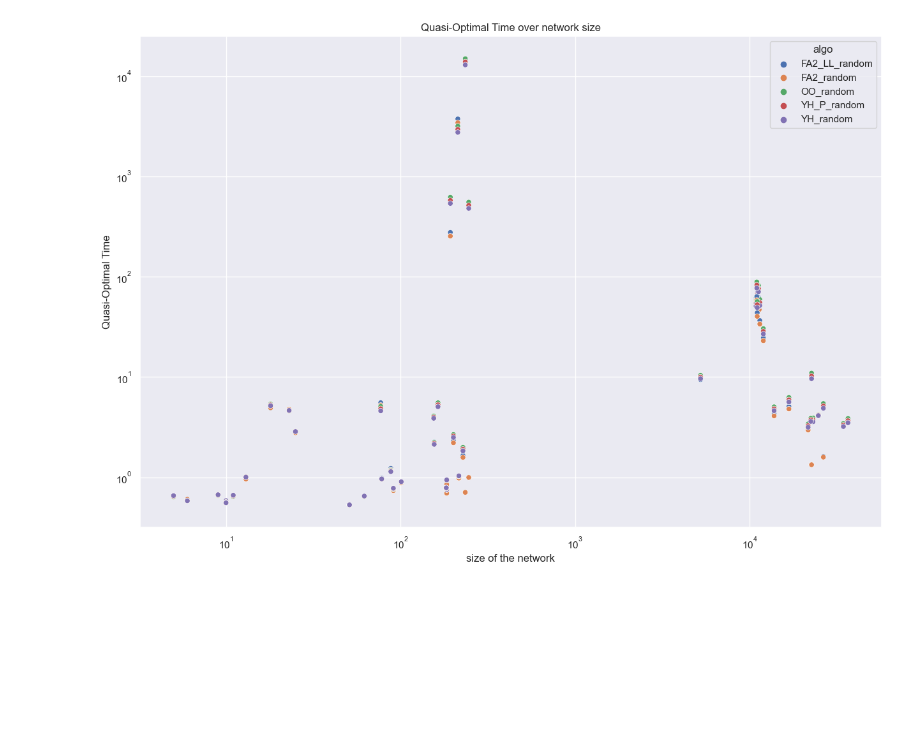
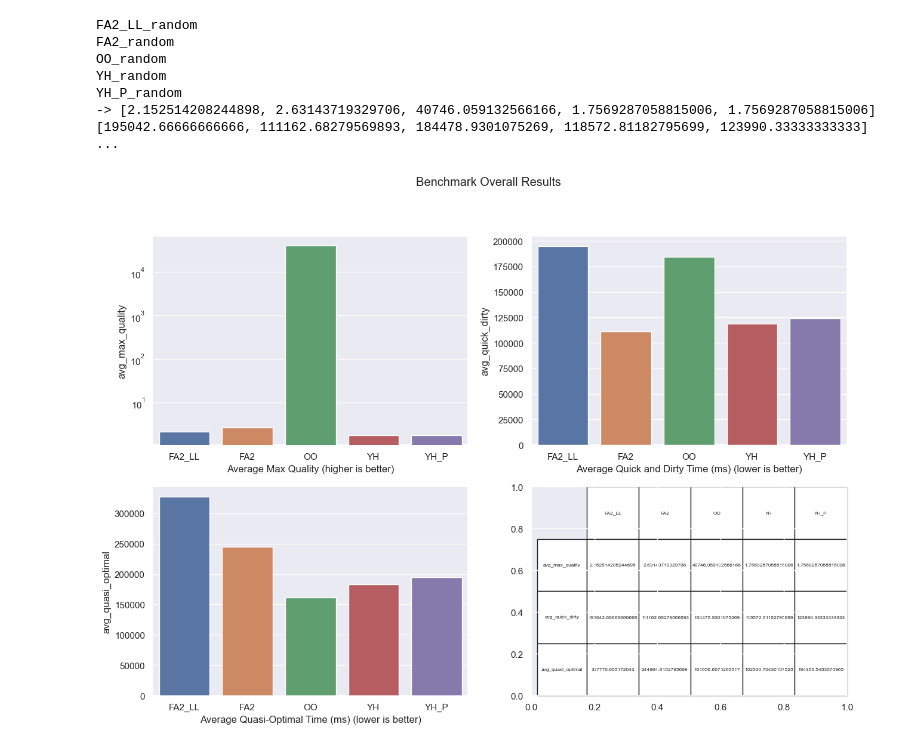
Before and after one commit to ernestvmo/forceatlas2-SNACS, a Jupyter notebook: results_exploration.ipynb, the cells around one changed output. Drawn from its saved outputs; the diff is of its cells as text; code cells hidden in the pictures; blank space fills up the shorter version.

```diff
--- a/results_exploration.ipynb
+++ b/results_exploration.ipynb
@@ -105,22 +105,22 @@ def overall_benchmark_evaluation(dir, save_path="results_imgs"):
         fig.suptitle("Benchmark Overall Results")
         axes[0,0].grid(zorder=0)
         bar_plt_1 = sns.barplot(data, ax=axes[0,0], x='names', y='avg_max_quality', zorder=3)
-        # bar_plt_1.set(yscale="log")
-        bar_plt_1.set(xticklabels=[])
+        bar_plt_1.set(yscale="log")
+        # bar_plt_1.set(xticklabels=[])
         bar_plt_1.tick_params(bottom=False)  # remove the ticks
         bar_plt_1.set(xlabel="Average Max Quality (higher is better)")
         # plt.show()
         axes[0,1].grid(zorder=0)
         bar_plt_2 = sns.barplot(data, ax=axes[0,1], x='names', y='avg_quick_dirty', zorder=3)
         # bar_plt_2.set(yscale="log")
-        bar_plt_2.set(xticklabels=[])
+        # bar_plt_2.set(xticklabels=[])
         bar_plt_2.tick_params(bottom=False)  # remove the ticks
         bar_plt_2.set(xlabel="Average Quick and Dirty Time (ms) (lower is better)")
         # plt.show()
         axes[1,0].grid(zorder=0)
         bar_plt_3 = sns.barplot(data, ax=axes[1,0], x='names', y='avg_quasi_optimal', zorder=3)
         # bar_plt_3.set(yscale="log")
-        bar_plt_3.set(xticklabels=[])
+        # bar_plt_3.set(xticklabels=[])
         bar_plt_3.tick_params(bottom=False)  # remove the ticks
         bar_plt_3.set(xlabel="Average Quasi-Optimal Time (ms) (lower is better)")
         # plt.show()
@@ -134,5 +134,15 @@ def overall_benchmark_evaluation(dir, save_path="results_imgs"):
         table.auto_set_font_size(False)
         table.set_fontsize(6)
         plt.savefig(f"{save_path}/overall_benchmark.png")
+# %%
+overall_benchmark_evaluation("./benchmarked/")
+# %% [output]
+FA2_LL_random
+FA2_random
+OO_random
+YH_random
+YH_P_random
+-> [2.152514208244898, 2.63143719329706, 40746.059132566166, 1.7569287058815006, 1.7569287058815006] [195042.66666666666, 111162.68279569893, 184478.9301075269, 118572.81182795699, 123990.33333333333] ...
+[figure, added]
 # %%
 def quasi_optimal_time_over_networks(dir, save_path="results_imgs"):
@@ -183,5 +193 @@ def quasi_optimal_time_over_networks(dir, save_path="results_imgs"):
     # return values
-# %%
-quasi_optimal_time_over_networks("/Volumes/DATA/SNACS datasets/benchmarked copy")
-# %% [output]
-[figure, removed]
```
Also changed, not shown: parts of 2 cells of this notebook.
